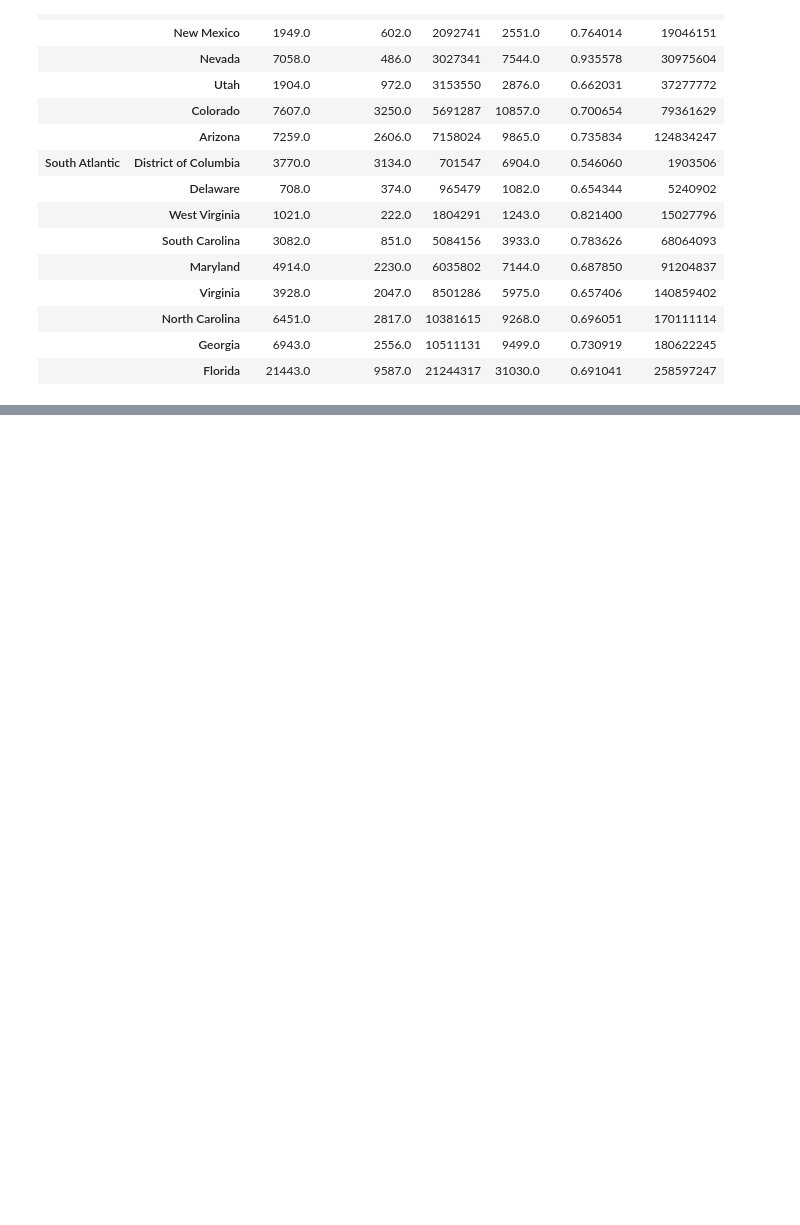
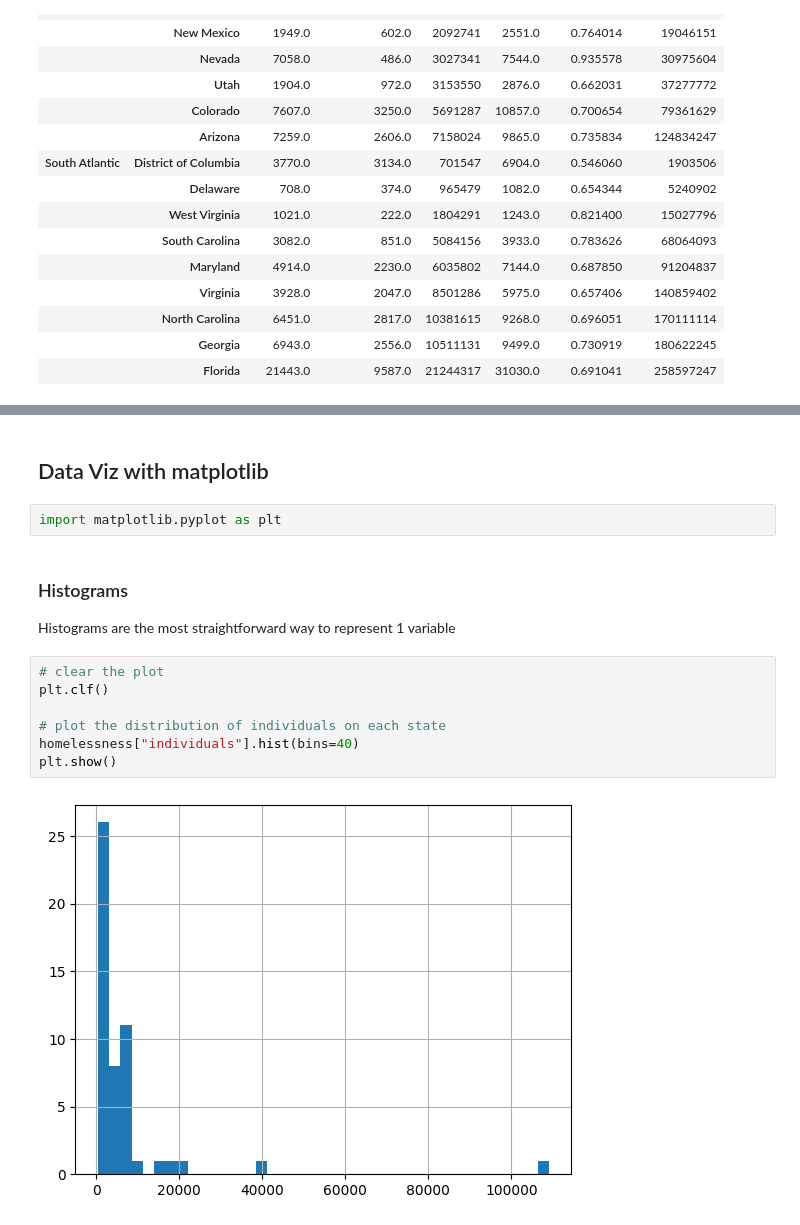
Before and after one commit to mapra99/ds-data-manipulation, a Jupyter notebook: pandas-datacamp.ipynb, the cells around one changed output, grey strips where cells are left out. Cells and saved outputs as stored; diff of their text form; blank space fills up the shorter version.

Commit message:
finish indexing notes and add a bit more of data vis and cleaning

```diff
--- a/pandas-datacamp.ipynb
+++ b/pandas-datacamp.ipynb
@@ -519,0 +661,17 @@ indexed_homelessness.loc[["Mountain", "South Atlantic"]]
+# %% [markdown]
+## Data Viz with matplotlib
+# %%
+import matplotlib.pyplot as plt
+# %% [markdown]
+### Histograms
+
+Histograms are the most straightforward way to represent 1 variable
+# %%
+# clear the plot
+plt.clf()
+
+# plot the distribution of individuals on each state
+homelessness["individuals"].hist(bins=40)
+plt.show()
+# %% [output]
+[figure, added]
```
Also changed, not shown: parts of 36 cells of this notebook.
